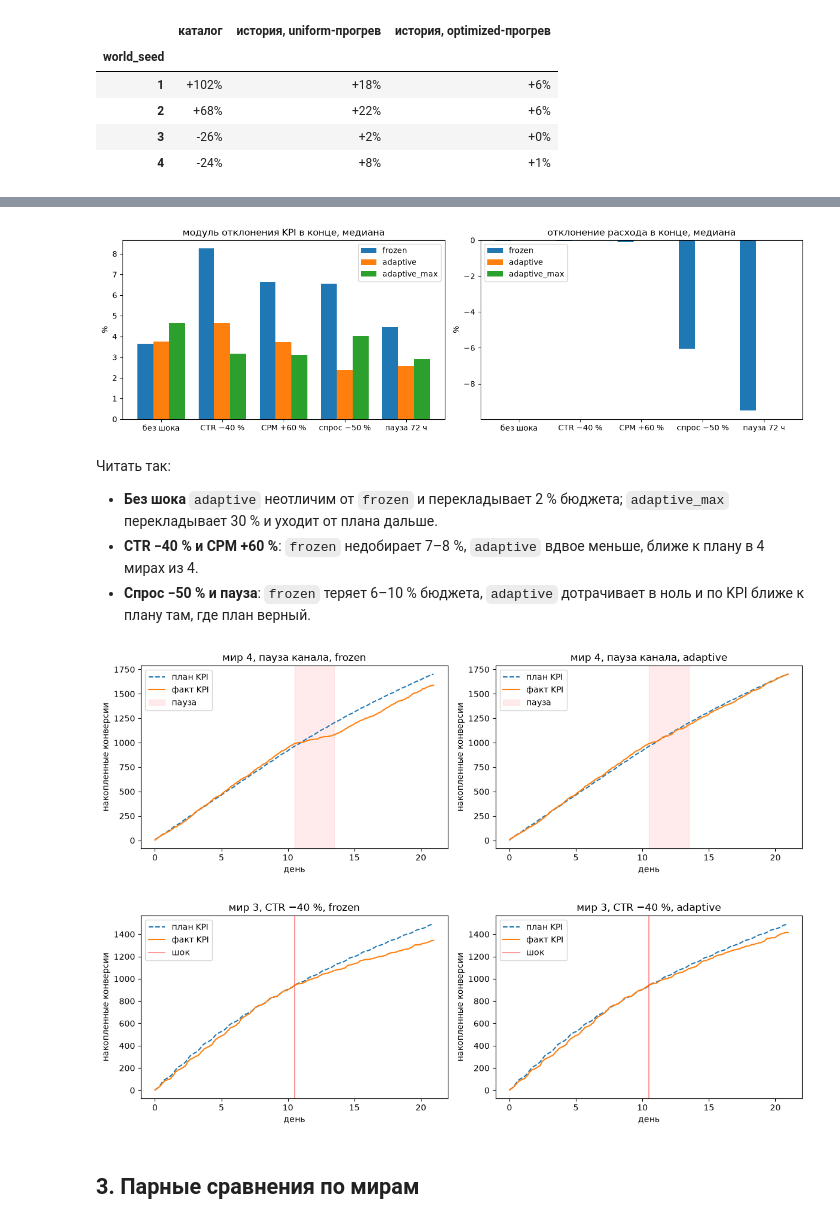
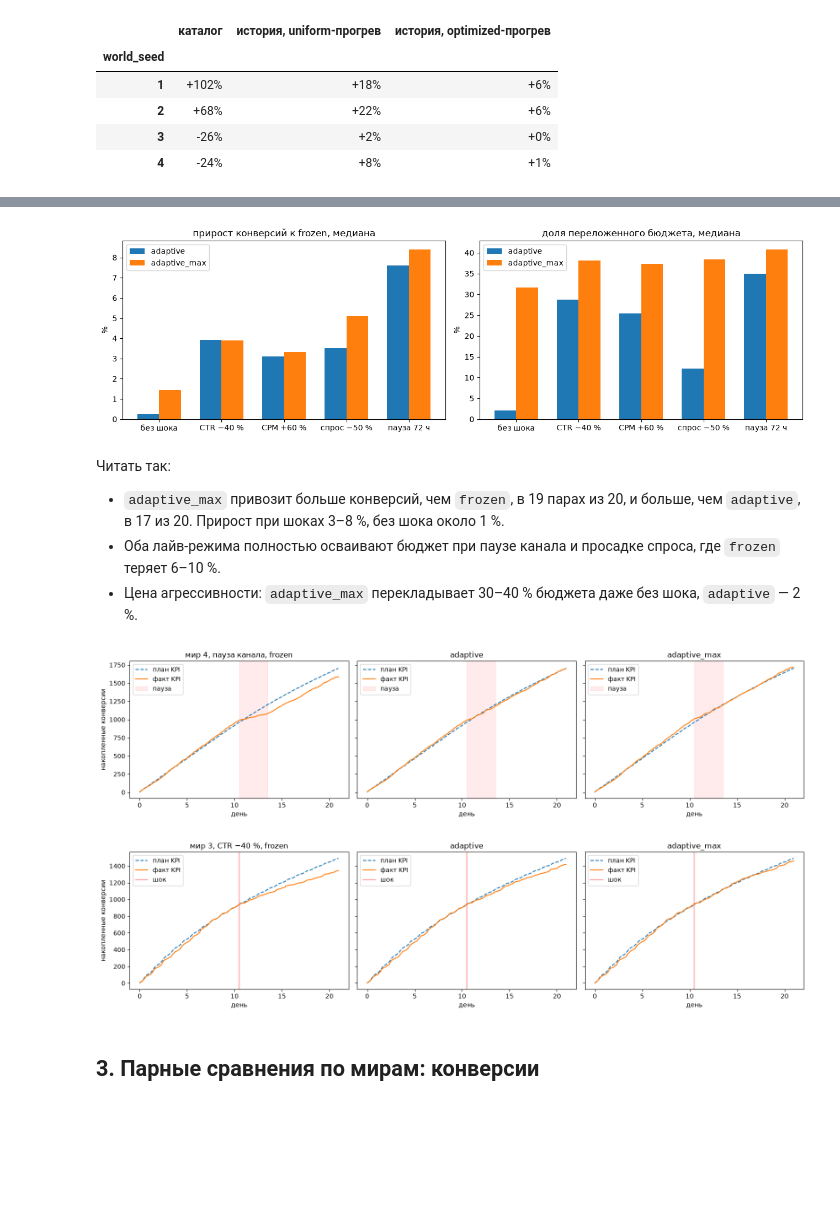
Before and after one commit to The-Gleb/media_planner, a Jupyter notebook: tools/evaluation/results/analysis.ipynb, the cells around one changed output, grey strips where cells are left out. Saved outputs shown, nothing was run; the diff lists cells and outputs as text; code cells hidden in the pictures; blank space fills up the shorter version.

```diff
--- a/tools/evaluation/results/analysis.ipynb
+++ b/tools/evaluation/results/analysis.ipynb
@@ -48,12 +48,11 @@ table.map(pct)
 | 3 | -26% | +2% | +0% |
 | 4 | -24% | +8% | +1% |
 # %%
-fig, ax = plt.subplots(figsize=(8, 4))
-width = 0.26
+fig, ax = plt.subplots(figsize=(8, 4)); width = 0.26
 for i, col in enumerate(table.columns):
     ax.bar(table.index + (i - 1) * width, table[col] * 100, width, label=col)
 ax.axhspan(-20, 20, color='green', alpha=0.08, label='порог ±20 %'); ax.axhline(0, color='black', lw=0.8)
 ax.set_xlabel('мир (world_seed)'); ax.set_ylabel('отклонение конверсий от плана в конце, %')
-ax.set_title('Ошибка плана при замороженном исполнении, без шока'); ax.legend()
+ax.set_title('Планировщик: ошибка прогноза при замороженном исполнении'); ax.legend()
 fig.tight_layout(); fig.savefig(FIG / 'plan_accuracy.png', dpi=120); plt.show()
 # %% [output]
@@ -89,0 +64,16 @@ g.style.format({'dev_spend': pct, 'dev_kpi': pct, 'abs_kpi': '{:.1%}', 'realloca
+# %%
+base = final[final['mode'] == 'frozen'].set_index(['scenario', 'world_seed'])
+rows = []
+for mode in ['adaptive', 'adaptive_max']:
+    sub = final[final['mode'] == mode].set_index(['scenario', 'world_seed'])
+    for key, r in sub.iterrows():
+        f = base.loc[key]
+        rows.append({'scenario': key[0], 'world': key[1], 'mode': mode,
+                     'uplift': r.fact_kpi / f.fact_kpi - 1, 'budget_use': r.budget_utilization,
+                     'reallocated': r.reallocated_share, 'closeness': abs(r.final_dev_kpi), 'frozen_closeness': abs(f.final_dev_kpi)})
+pairs = pd.DataFrame(rows)
+summary = (pairs.groupby(['scenario', 'mode'])
+           .agg(uplift=('uplift', 'median'), more_kpi=('uplift', lambda x: (x > 0).mean()),
+                budget_use=('budget_use', 'median'), reallocated=('reallocated', 'median'), closeness=('closeness', 'median'))
+           .reindex(SCENARIOS, level=0))
+summary.style.format({'uplift': pct, 'more_kpi': '{:.0%}', 'budget_use': '{:.1%}', 'reallocated': '{:.0%}', 'closeness': '{:.1%}'})
@@ -90,40 +93,40 @@ g.style.format({'dev_spend': pct, 'dev_kpi': pct, 'abs_kpi': '{:.1%}', 'realloca
 # %%
-fig, axes = plt.subplots(1, 2, figsize=(13, 4))
-modes = ['frozen', 'adaptive', 'adaptive_max']; width = 0.26
-for ax, (col, title) in zip(axes, [('abs_kpi', 'модуль отклонения KPI в конце, медиана'), ('dev_spend', 'отклонение расхода в конце, медиана')]):
-    for i, m in enumerate(modes):
-        vals = [g.loc[(s, m), col] * 100 for s in SCENARIOS]
-        ax.bar([k + (i - 1) * width for k in range(len(SCENARIOS))], vals, width, label=m)
-    ax.set_xticks(range(len(SCENARIOS))); ax.set_xticklabels([SCEN_RU[s] for s in SCENARIOS])
-    ax.axhline(0, color='black', lw=0.8); ax.set_ylabel('%'); ax.set_title(title); ax.legend()
-fig.tight_layout(); fig.savefig(FIG / 'modes_by_scenario.png', dpi=120); plt.show()
+fig, axes = plt.subplots(1, 2, figsize=(13, 4)); width = 0.35
+for ax, (col, title) in zip(axes, [('uplift', 'прирост конверсий к frozen, медиана'), ('reallocated', 'доля переложенного бюджета, медиана')]):
+    for i, m in enumerate(['adaptive', 'adaptive_max']):
+        ax.bar([k + (i - 0.5) * width for k in range(len(SCENARIOS))], [summary.loc[(s, m), col] * 100 for s in SCENARIOS], width, label=m)
+    ax.set_xticks(range(len(SCENARIOS))); ax.set_xticklabels([SCEN_RU[s] for s in SCENARIOS]); ax.axhline(0, color='black', lw=0.8)
+    ax.set_ylabel('%'); ax.set_title(title); ax.legend()
+fig.tight_layout(); fig.savefig(FIG / 'live_modes.png', dpi=120); plt.show()
 # %% [output]
-[figure, old version]
+[figure, new version]
-# %% [markdown]
-Читать так:
-- **Без шока** `adaptive` неотличим от `frozen` и перекладывает 2 % бюджета; `adaptive_max` перекладывает 30 % и уходит от плана дальше.
-- **CTR −40 % и CPM +60 %**: `frozen` недобирает 7–8 %, `adaptive` вдвое меньше, ближе к плану в 4 мирах из 4.
-- **Спрос −50 % и пауза**: `frozen` теряет 6–10 % бюджета, `adaptive` дотрачивает в ноль и по KPI ближе к плану там, где план верный.
+# %% [markdown]
+Читать так:
+- `adaptive_max` привозит больше конверсий, чем `frozen`, в 19 парах из 20, и больше, чем `adaptive`, в 17 из 20. Прирост при шоках 3–8 %, без шока около 1 %.
+- Оба лайв-режима полностью осваивают бюджет при паузе канала и просадке спроса, где `frozen` теряет 6–10 %.
+- Цена агрессивности: `adaptive_max` перекладывает 30–40 % бюджета даже без шока, `adaptive` — 2 %.
 # %%
-fig, axes = plt.subplots(1, 2, figsize=(12, 4))
 def traj(run_id):
     return pd.read_csv(RESULTS / 'tracking' / 'trajectories' / f'{run_id}.csv')
-for ax, (mode, title) in zip(axes, [('frozen', 'мир 4, пауза канала, frozen'), ('adaptive', 'мир 4, пауза канала, adaptive')]):
+fig, axes = plt.subplots(1, 3, figsize=(16, 4), sharey=True)
+for ax, (mode, title) in zip(axes, [('frozen', 'мир 4, пауза канала, frozen'), ('adaptive', 'adaptive'), ('adaptive_max', 'adaptive_max')]):
     t = traj(f'w4-c1-h3-pause-{mode}')
     ax.plot(t.hour / 24, t.plan_kpi, '--', label='план KPI'); ax.plot(t.hour / 24, t.fact_kpi, label='факт KPI')
-    ax.axvspan(10.5, 13.5, color='red', alpha=0.08, label='пауза'); ax.set_title(title); ax.set_xlabel('день'); ax.set_ylabel('накопленные конверсии'); ax.legend()
+    ax.axvspan(10.5, 13.5, color='red', alpha=0.08, label='пауза'); ax.set_title(title); ax.set_xlabel('день'); ax.legend()
+axes[0].set_ylabel('накопленные конверсии')
 fig.tight_layout(); fig.savefig(FIG / 'pause_kpi.png', dpi=120); plt.show()
 # %% [output]
-[figure, old version]
+[figure, new version]
 # %%
-fig, axes = plt.subplots(1, 2, figsize=(12, 4))
-for ax, (mode, title) in zip(axes, [('frozen', 'мир 3, CTR −40 %, frozen'), ('adaptive', 'мир 3, CTR −40 %, adaptive')]):
+fig, axes = plt.subplots(1, 3, figsize=(16, 4), sharey=True)
+for ax, (mode, title) in zip(axes, [('frozen', 'мир 3, CTR −40 %, frozen'), ('adaptive', 'adaptive'), ('adaptive_max', 'adaptive_max')]):
     t = traj(f'w3-c1-h3-ctr_drop-{mode}')
     ax.plot(t.hour / 24, t.plan_kpi, '--', label='план KPI'); ax.plot(t.hour / 24, t.fact_kpi, label='факт KPI')
-    ax.axvline(10.5, color='red', alpha=0.4, label='шок'); ax.set_title(title); ax.set_xlabel('день'); ax.set_ylabel('накопленные конверсии'); ax.legend()
+    ax.axvline(10.5, color='red', alpha=0.4, label='шок'); ax.set_title(title); ax.set_xlabel('день'); ax.legend()
+axes[0].set_ylabel('накопленные конверсии')
 fig.tight_layout(); fig.savefig(FIG / 'ctr_drop_kpi.png', dpi=120); plt.show()
 # %% [output]
-[figure, old version]
+[figure, new version]
 # %% [markdown]
-## 3. Парные сравнения по мирам
+## 3. Парные сравнения по мирам: конверсии
 # %%
```
Also changed, not shown: parts of 14 cells of this notebook, 10 other files.
